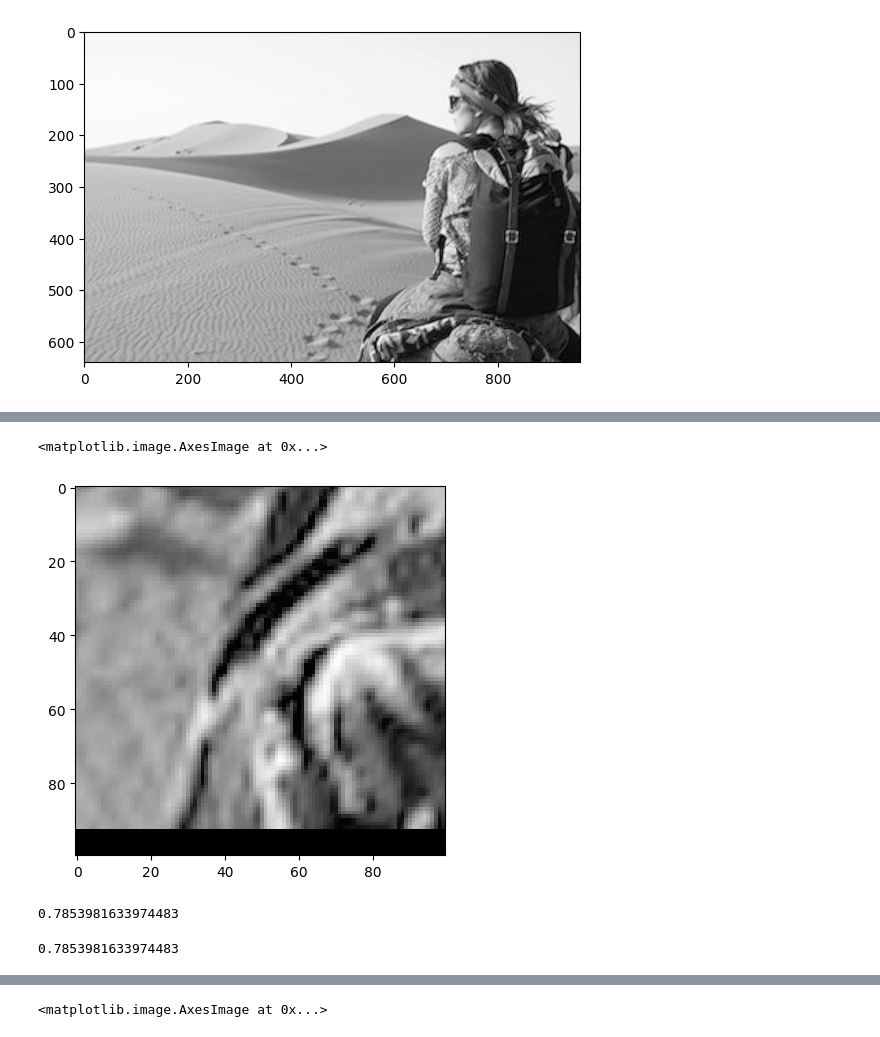
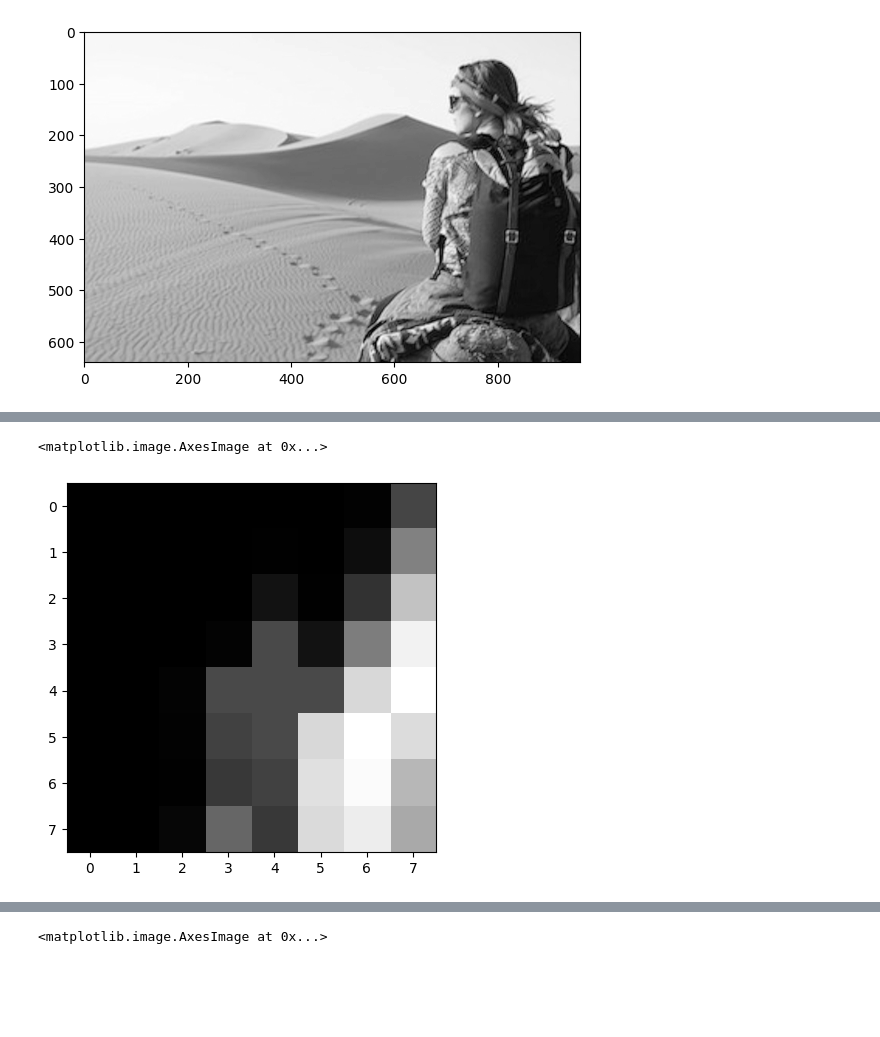
Before and after one commit to Hadartalisr/ImageProcessing, a Jupyter notebook: Ex4/ex4.ipynb, the cells around one changed output, grey strips where cells are left out. Cells and saved outputs as stored; diff of their text form; code cells hidden in the pictures; blank space fills up the shorter version.

```diff
--- a/Ex4/ex4.ipynb
+++ b/Ex4/ex4.ipynb
@@ -482,38 +625,0 @@ plt.imshow(low_pyramid[1]['G'], cmap='gray')
-# %%
-# create a function that returns the euclidean distance between two descriptors
-def euclidean_distance(descriptor1, descriptor2):
-    return np.linalg.norm(descriptor1 - descriptor2)
-
-# create a function that returns the best and second best matches for a given descriptor
-def get_best_match(descriptor, descriptors):
-    best_match = None
-    second_best_match = None
-    best_distance = float('inf')
-    second_best_distance = float('inf')
-    for i, d in enumerate(descriptors):
-        distance = euclidean_distance(descriptor[4], d[4])
-        if distance < best_distance:
-            second_best_distance = best_distance
-            second_best_match = best_match
-            best_distance = distance
-            best_match = i
-        elif distance < second_best_distance:
-            second_best_distance = distance
-            second_best_match = i
-    return best_match, second_best_match
-
-# create a function that returns the best matches for each descriptor
-def get_best_matches(descriptors1, descriptors2, ratio_threshold=0.3):
-    matches = []
-    for i, d in enumerate(descriptors1):
-        best_match, second_best_match = get_best_match(d, descriptors2)
-        if best_match is not None and second_best_match is not None:
-            NN_1 = euclidean_distance(d[4], descriptors2[best_match][4])
-            NN_2 = euclidean_distance(d[4], descriptors2[second_best_match][4])
-            if not NN_1 or not NN_2 or NN_2 == 0 or NN_1 / NN_2 > ratio_threshold:
-                continue
-            matches.append([i, best_match])
-    return matches
-
-
-matches = get_best_matches(descriptors_low, descriptors_high)
@@ -525,13 +626,5 @@ matches = get_best_matches(descriptors_low, descriptors_high)
 # %%
-plt.imshow(backward_warping_window(554, 596, low_pyramid[1]['G'], 100, 0), cmap='gray')
+plt.imshow(matches[4][0][4], cmap='gray')
 # %% [output]
 <matplotlib.image.AxesImage at 0x...>
-[figure, old version]
+[figure, new version]
-# %%
-print(math.atan2(1, 1))
-# %% [output]
-0.7853981633974483
-# %%
-print(math.pi/ 4)
-# %% [output]
-0.7853981633974483
```
Also changed, not shown: parts of 26 cells of this notebook.
